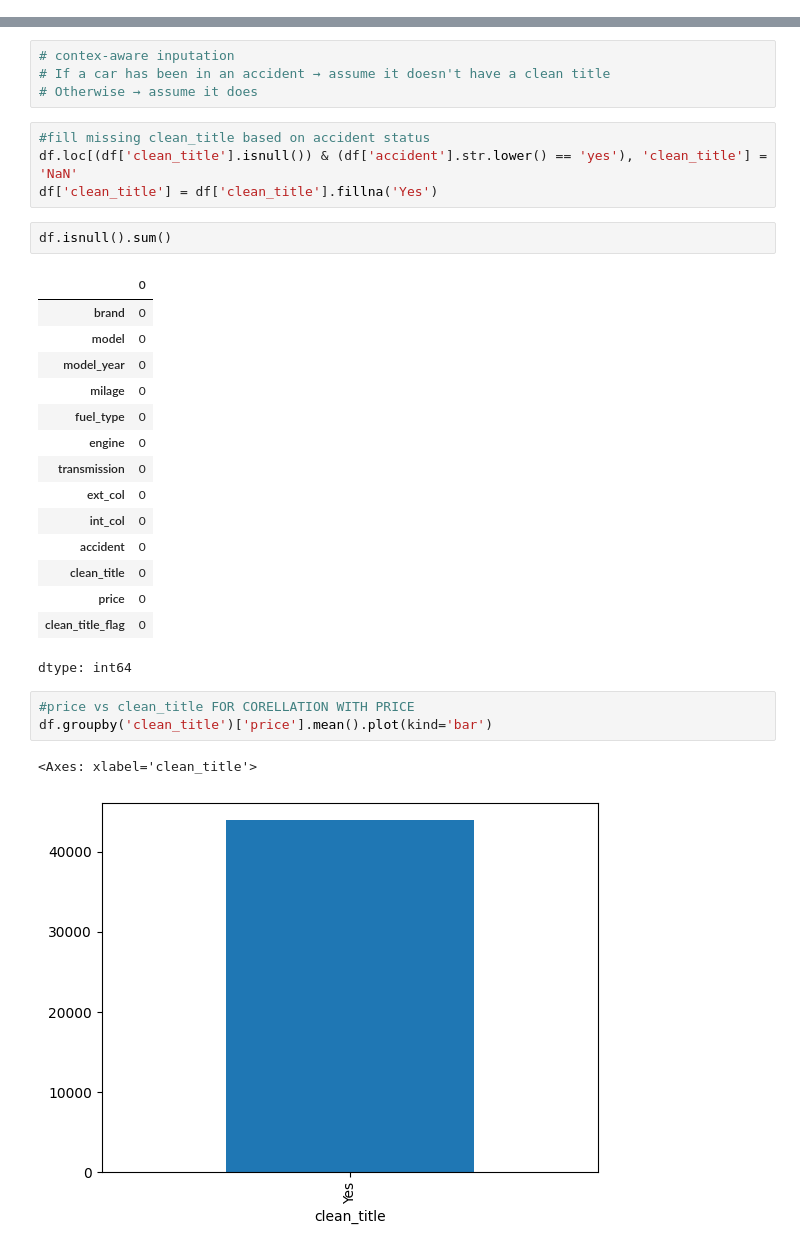
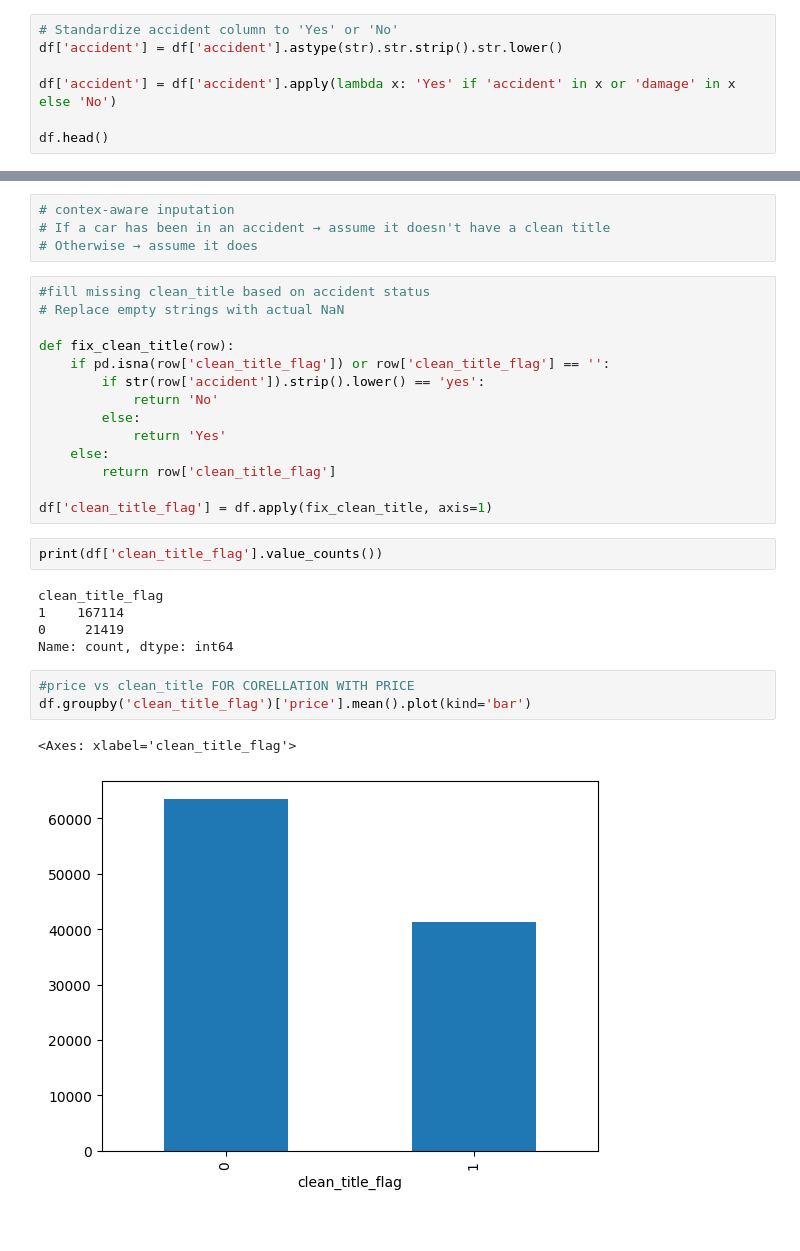
Before and after one commit to Mztaroys/Falcon-9-prediction, a Jupyter notebook: Used_Car_Prediction.ipynb, the cells around one changed output, grey strips where cells are left out. Drawn from its saved outputs; the diff is of its cells as text.

```diff
--- a/Used_Car_Prediction.ipynb
+++ b/Used_Car_Prediction.ipynb
@@ -118,0 +108,7 @@ dtype: object
+# %%
+# Standardize accident column to 'Yes' or 'No'
+df['accident'] = df['accident'].astype(str).str.strip().str.lower()
+
+df['accident'] = df['accident'].apply(lambda x: 'Yes' if 'accident' in x or 'damage' in x else 'No')
+
+df.head()
@@ -137,32 +140,31 @@ dtype: object
 # contex-aware inputation
 # If a car has been in an accident → assume it doesn't have a clean title
 # Otherwise → assume it does
-# %%
-#fill missing clean_title based on accident status
-df.loc[(df['clean_title'].isnull()) & (df['accident'].str.lower() == 'yes'), 'clean_title'] = 'NaN'
-df['clean_title'] = df['clean_title'].fillna('Yes')
-# %%
-df.isnull().sum()
-# %% [output]
-|  | 0 |
-| brand | 0 |
-| model | 0 |
-| model_year | 0 |
-| milage | 0 |
-| fuel_type | 0 |
-| engine | 0 |
-| transmission | 0 |
-| ext_col | 0 |
-| int_col | 0 |
-| accident | 0 |
-| clean_title | 0 |
-| price | 0 |
-| clean_title_flag | 0 |
-dtype: int64
+# %%
+#fill missing clean_title based on accident status
+# Replace empty strings with actual NaN
+
+def fix_clean_title(row):
+    if pd.isna(row['clean_title_flag']) or row['clean_title_flag'] == '':
+        if str(row['accident']).strip().lower() == 'yes':
+            return 'No'
+        else:
+            return 'Yes'
+    else:
+        return row['clean_title_flag']
+
+df['clean_title_flag'] = df.apply(fix_clean_title, axis=1)
+# %%
+print(df['clean_title_flag'].value_counts())
+# %% [output]
+clean_title_flag
+1    167114
+0     21419
+Name: count, dtype: int64
 # %%
 #price vs clean_title FOR CORELLATION WITH PRICE
-df.groupby('clean_title')['price'].mean().plot(kind='bar')
+df.groupby('clean_title_flag')['price'].mean().plot(kind='bar')
 # %% [output]
-<Axes: xlabel='clean_title'>
+<Axes: xlabel='clean_title_flag'>
-[figure, old version]
+[figure, new version]
 # %%
```
Also changed, not shown: parts of 29 cells of this notebook.
